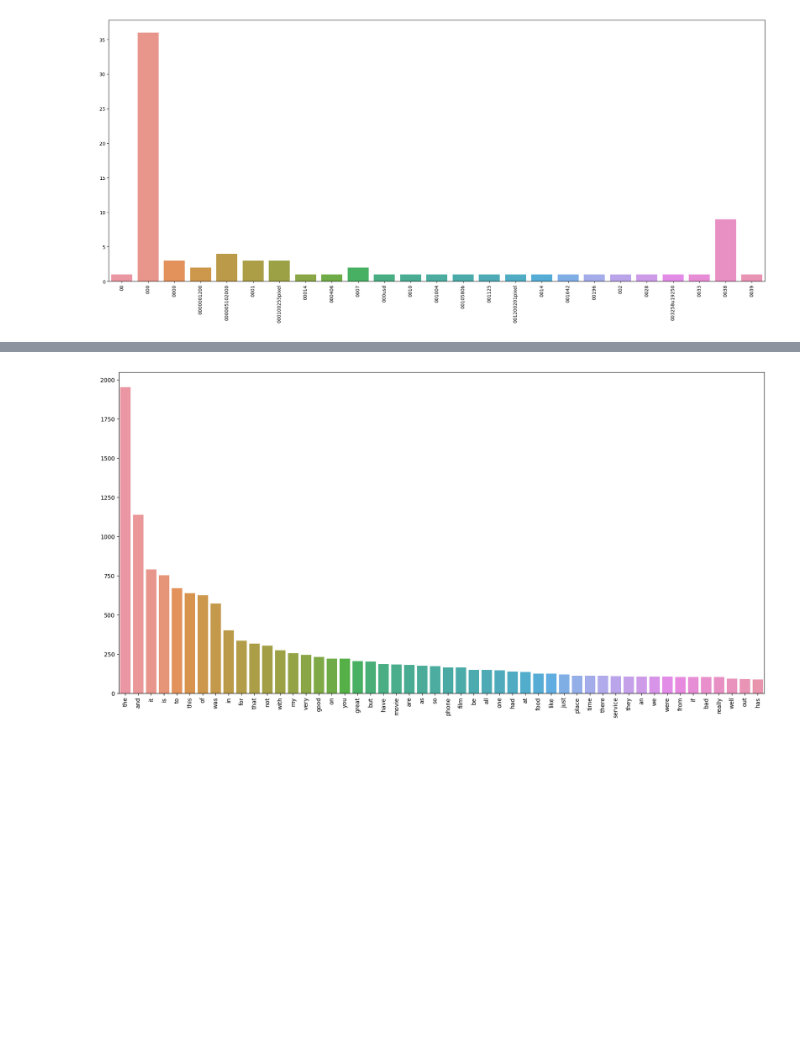
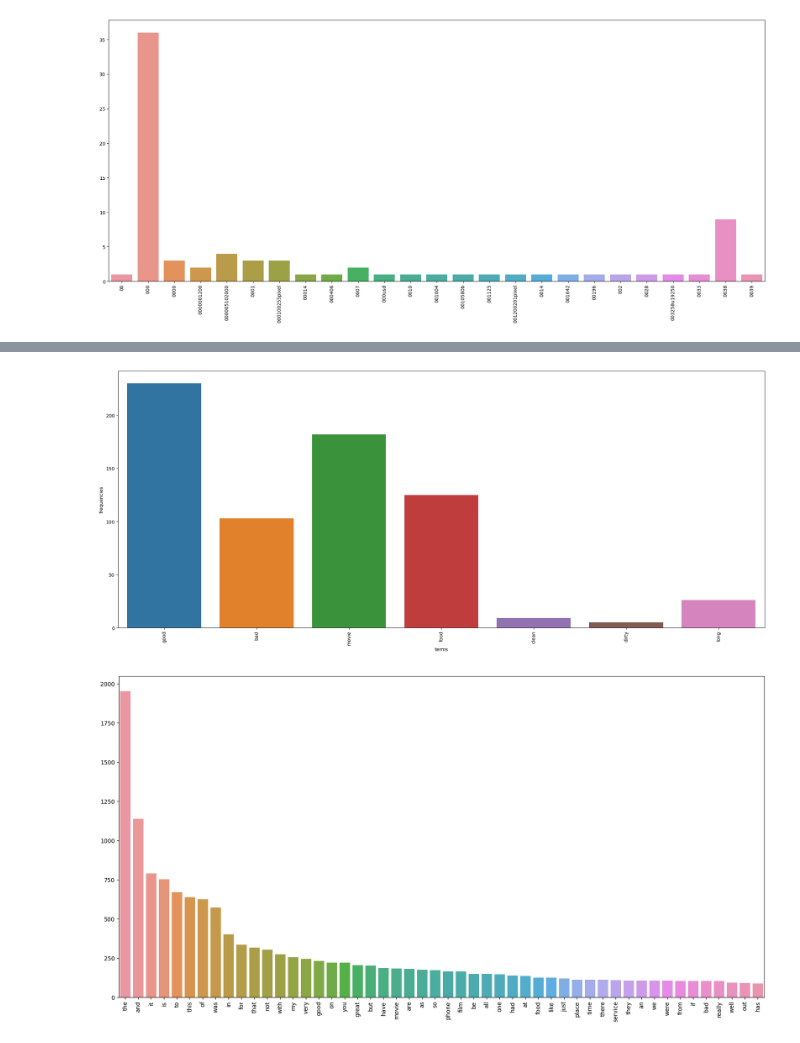
Before and after one commit to vlopez0392/DM2023-Lab1-Fork, a Jupyter notebook: Homework/DM2023_Lab1_Homework.ipynb, the cells around one changed output, grey strips where cells are left out. Saved outputs shown, nothing was run; the diff lists cells and outputs as text; code cells hidden in the pictures; blank space fills up the shorter version.

```diff
--- a/Homework/DM2023_Lab1_Homework.ipynb
+++ b/Homework/DM2023_Lab1_Homework.ipynb
@@ -420,20 +420,20 @@ count_vect.vocabulary_["the"]
 ###Suppose we are interested in the following terms:
 terms = ['the','please','0','programmer','support', 'harassment'];
 
-def findIdx(terms):
+def findIdx(terms, vect):
   index_arr = [];
   res = 0;
 
   for key in terms:
     try:
-      res = count_vect.vocabulary_[key];
+      res = vect.vocabulary_[key];
       index_arr.append(res);
     except: ##Handle term not present in the vocabulary
       print("The key: ", key, " does not exist in the vocabulary" ); ##Could erase the key from the terms array
   return index_arr
 
 terms = ['please','university','programmer','support', 'harassment','good','bad','professor','data'];
-indexes = findIdx(terms);
+indexes = findIdx(terms, count_vect);
 print(terms);
 print(indexes);
 # %% [output]
@@ -1017,3 +1017,13 @@ g = sns.barplot(x=count_vect2.get_feature_names_out()[:num_terms],
 g.set_xticklabels(count_vect.get_feature_names_out()[:num_terms], rotation = 90);
 # %% [output]
 [figure]
+# %%
+###Tailored-search term distribution
+terms = ['good','bad','movie','food','clean','dirty','long'];
+indexes = findIdx(terms, count_vect2);
+
+term_freqs= np.take(np.asarray(DF_counts.sum(axis=0))[0], indexes)
+
+term_DF = pd.DataFrame([terms, term_freqs]).T;
+term_DF.columns = ['terms','frequencies'];
+term_DF.head()
@@ -1020,3 +1037,10 @@ g.set_xticklabels(count_vect.get_feature_names_out()[:num_terms], rotation = 90)
+# %%
+###Plot the distribution of the terms we are interested in:
+plt.subplots(figsize=(25, 10))
+g = sns.barplot(x=term_DF['terms'], y=term_DF['frequencies']);
+g.set_xticklabels(term_DF['terms'], rotation = 90);
+# %% [output]
+[figure, added]
 # %%
 ###Long tail plot
 k = 50; ##Parameter to control the number of terms we wish to visualize in our graph
```
Also changed, not shown: parts of 2 cells of this notebook, 1 other file.
